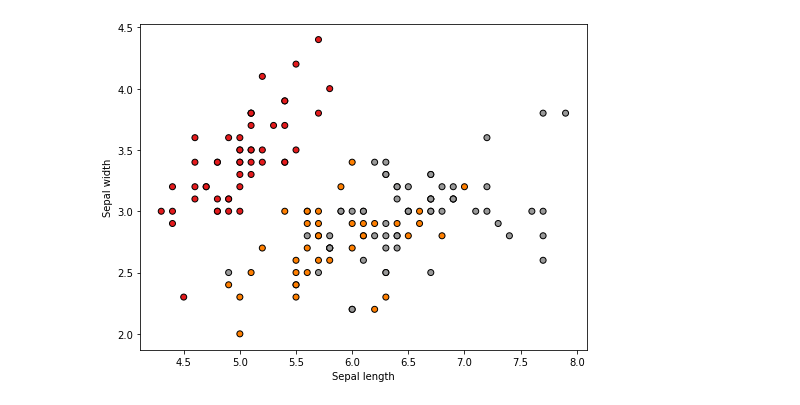
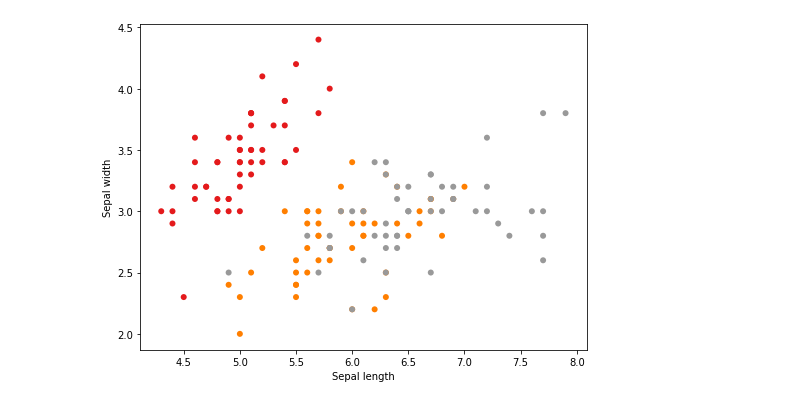
Before and after one commit to yulyulyharuka/kmeans-clustering, a Jupyter notebook: KMeans.ipynb, the cells around one changed output. Drawn from its saved outputs; the diff is of its cells as text; code cells hidden in the pictures.

```diff
--- a/KMeans.ipynb
+++ b/KMeans.ipynb
@@ -1,27 +1,30 @@
 # %%
 import matplotlib.pyplot as plt
 from mpl_toolkits.mplot3d import Axes3D
 from sklearn import datasets
 from sklearn.decomposition import PCA
 
 # import some data to play with
 iris = datasets.load_iris()
 
-X = iris.data[:, :2]  # we only take the first two features.
-y = iris.target
+def plot_cluster(data, label) :
+    X = data[:, :2]  # we only take the first two features.
+    y = label
 
-x_min, x_max = X[:, 0].min() - .5, X[:, 0].max() + .5
-y_min, y_max = X[:, 1].min() - .5, X[:, 1].max() + .5
+    x_min, x_max = X[:, 0].min() - .5, X[:, 0].max() + .5
+    y_min, y_max = X[:, 1].min() - .5, X[:, 1].max() + .5
 
-plt.figure(2, figsize=(8, 6))
-plt.clf()
+    plt.figure(2, figsize=(8, 6))
+    plt.clf()
 
-# Plot the training points
-plt.scatter(X[:, 0], X[:, 1], c=y, cmap=plt.cm.Set1,
-            edgecolor='k')
-plt.xlabel('Sepal length')
-plt.ylabel('Sepal width')
+    # Plot the training points
+    plt.scatter(X[:, 0], X[:, 1], c=y, cmap=plt.cm.Set1,
+                edgecolor='none')
+    plt.xlabel('Sepal length')
+    plt.ylabel('Sepal width')
 
-plt.show()
+    plt.show()
+
+plot_cluster(iris.data, iris.target)
 # %% [output]
-[figure, old version]
+[figure, new version]
```
Also changed, not shown: parts of 11 cells of this notebook.
